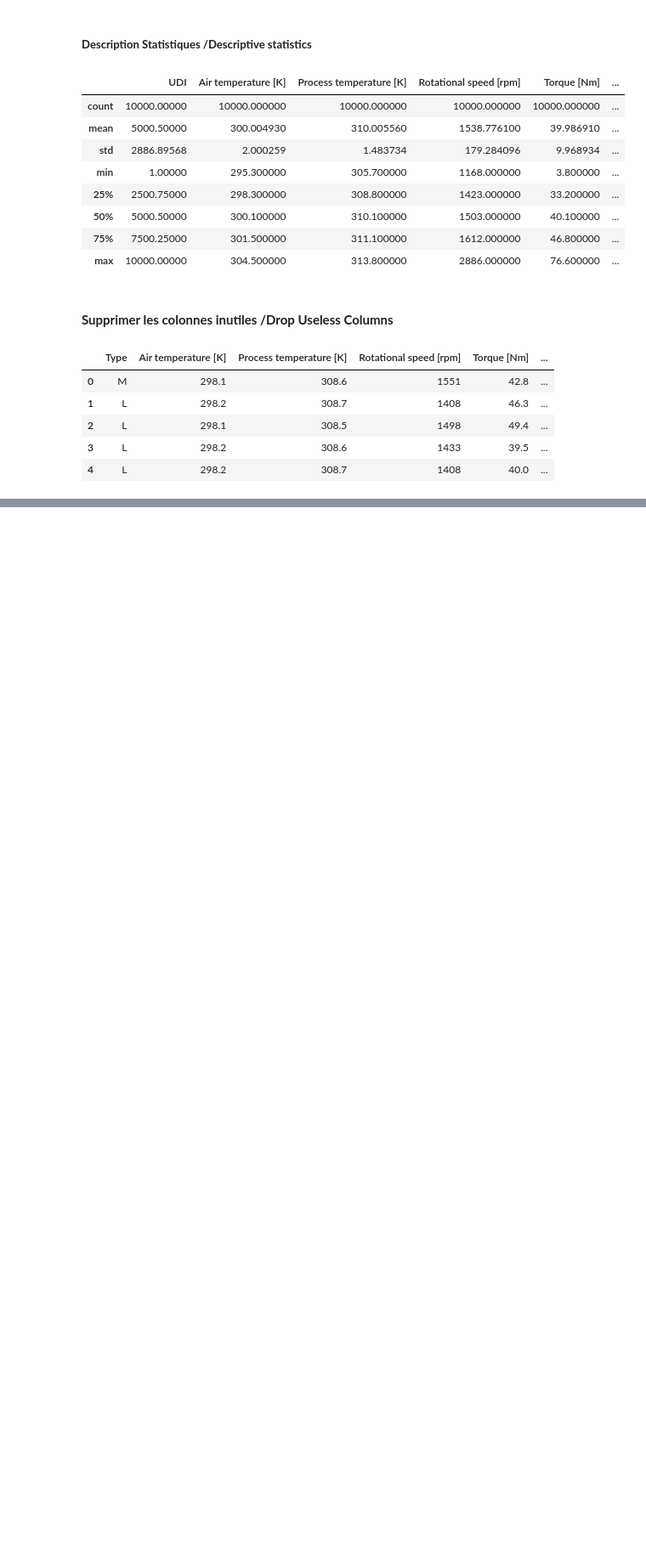
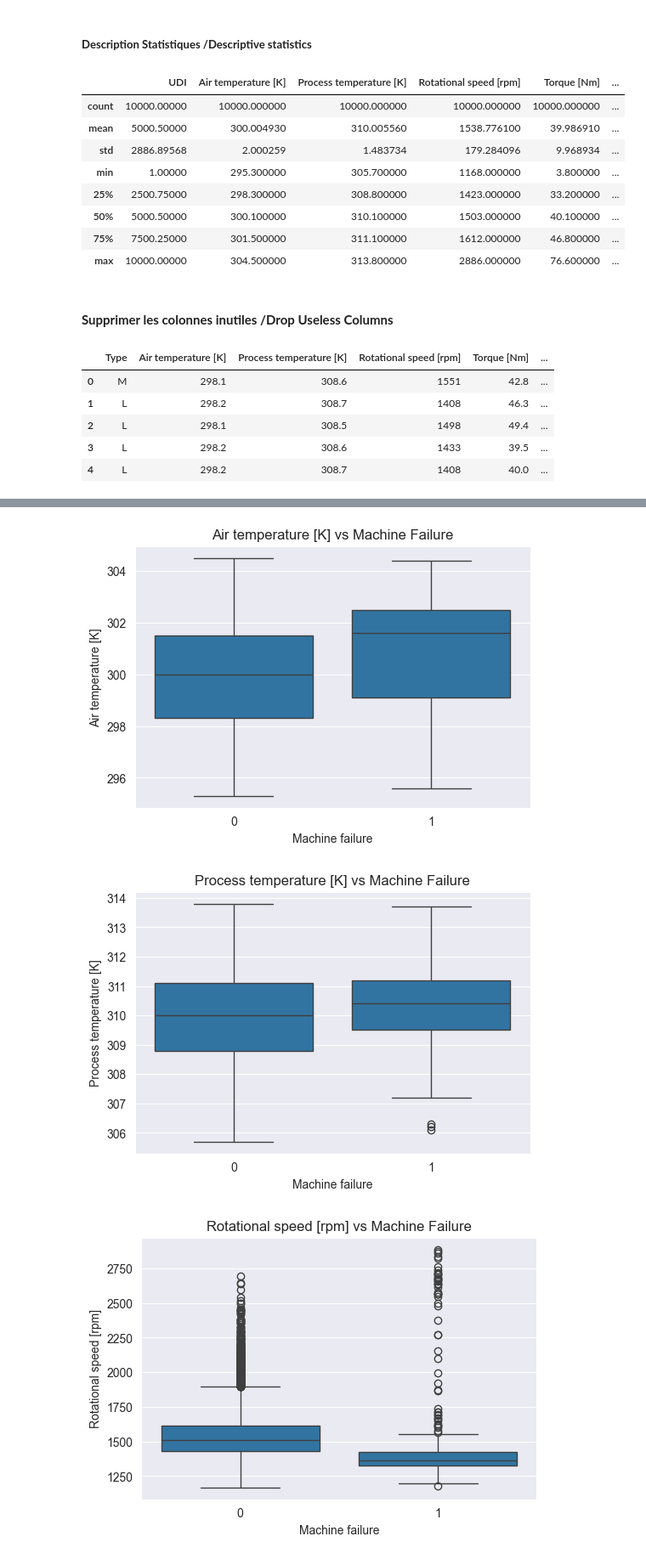
Before and after one commit to elswordexe/predictive-maintenance-anomaly-detection, a Jupyter notebook: NoteBooks/analyse.ipynb, the cells around one changed output, grey strips where cells are left out. Shown at 85% size. Saved outputs shown, nothing was run; the diff lists cells and outputs as text; code cells hidden in the pictures; blank space fills up the shorter version.

```diff
--- a/NoteBooks/analyse.ipynb
+++ b/NoteBooks/analyse.ipynb
@@ -76,0 +109,18 @@ df.head()
+# %%
+features = [
+    "Air temperature [K]",
+    "Process temperature [K]",
+    "Rotational speed [rpm]",
+    "Torque [Nm]",
+    "Tool wear [min]"
+]
+
+for f in features:
+    plt.figure(figsize=(6,4))
+    sns.boxplot(x="Machine failure", y=f, data=df)
+    plt.title(f"{f} vs Machine Failure")
+    plt.show()
+# %% [output]
+[figure, added]
+[figure, added]
+[figure, added]
```
Also changed, not shown: parts of 33 cells of this notebook.
